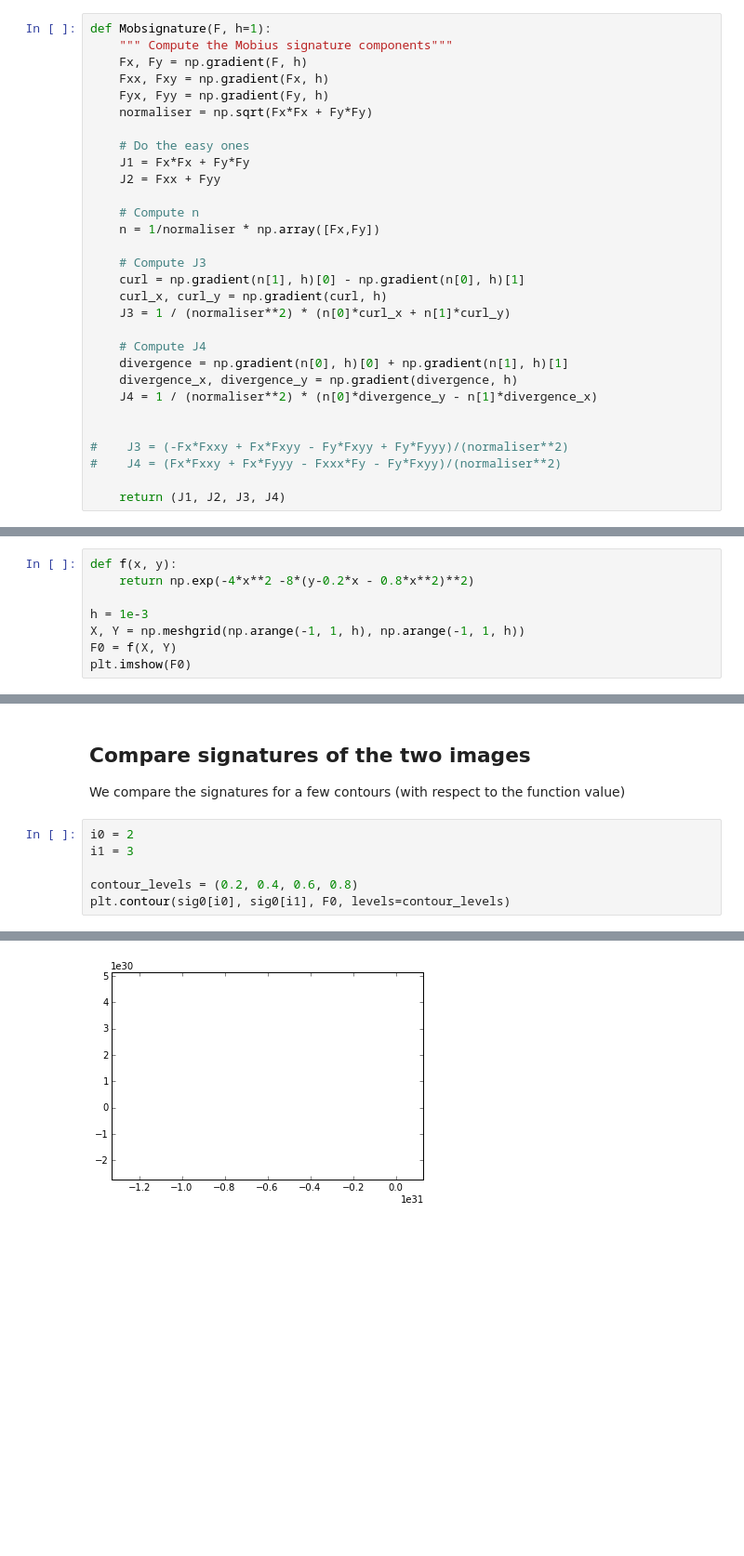
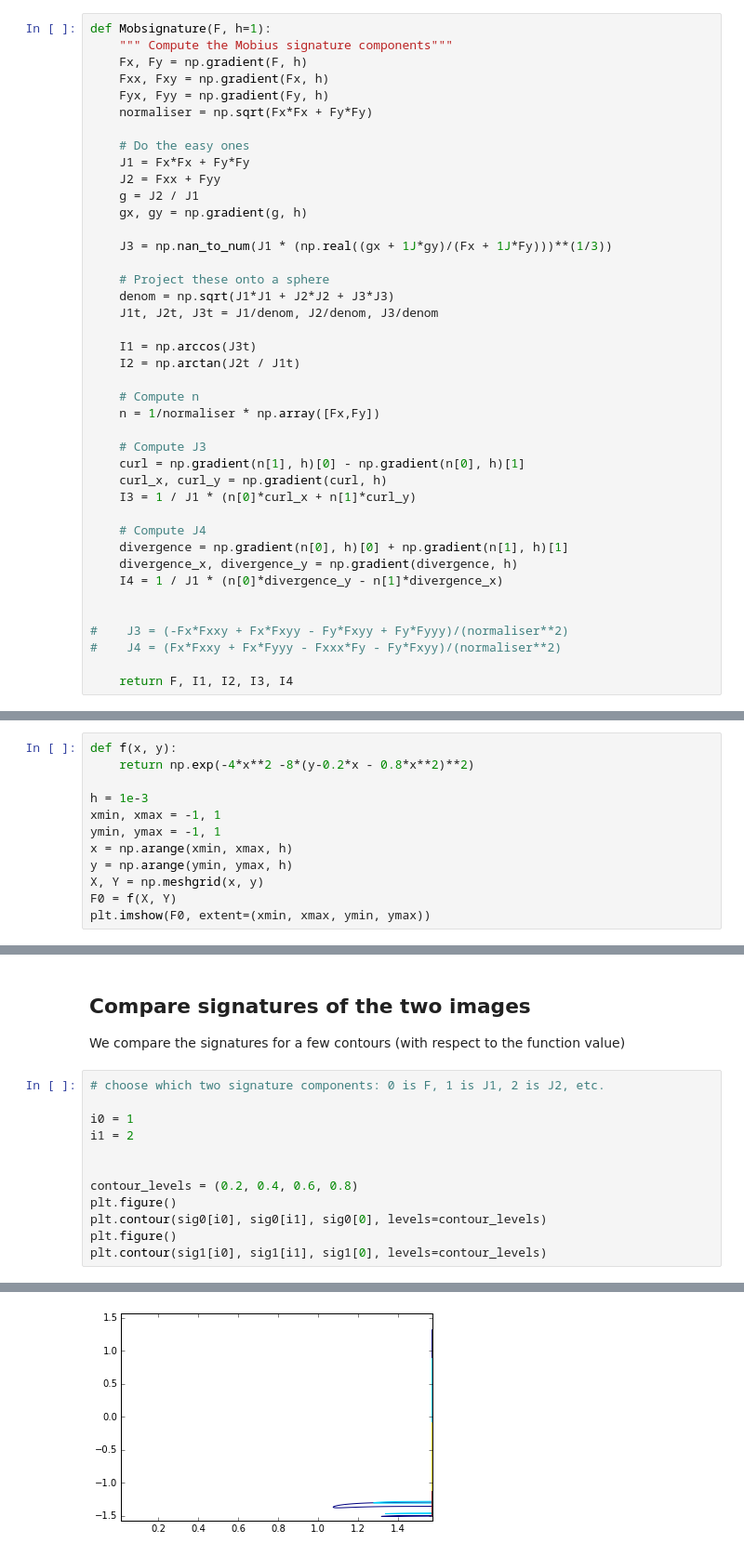
Before and after one commit to rgbrown/invariants, a Jupyter notebook: Mobius Invar Sigs.ipynb, the cells around one changed output, grey strips where cells are left out. Shown: that part at 93% size. Drawn from its saved outputs; the diff is of its cells as text; blank space fills up the shorter version.

```diff
--- a/Mobius Invar Sigs.ipynb
+++ b/Mobius Invar Sigs.ipynb
@@ -24,6 +28,17 @@ def Mobsignature(F, h=1):
     # Do the easy ones
     J1 = Fx*Fx + Fy*Fy
     J2 = Fxx + Fyy
+    g = J2 / J1
+    gx, gy = np.gradient(g, h)
+
+    J3 = np.nan_to_num(J1 * (np.real((gx + 1J*gy)/(Fx + 1J*Fy)))**(1/3))
+
+    # Project these onto a sphere
+    denom = np.sqrt(J1*J1 + J2*J2 + J3*J3)
+    J1t, J2t, J3t = J1/denom, J2/denom, J3/denom
+
+    I1 = np.arccos(J3t)
+    I2 = np.arctan(J2t / J1t)
 
     # Compute n
     n = 1/normaliser * np.array([Fx,Fy])
@@ -31,18 +46,18 @@ def Mobsignature(F, h=1):
     # Compute J3
     curl = np.gradient(n[1], h)[0] - np.gradient(n[0], h)[1]
     curl_x, curl_y = np.gradient(curl, h)
-    J3 = 1 / (normaliser**2) * (n[0]*curl_x + n[1]*curl_y)
+    I3 = 1 / J1 * (n[0]*curl_x + n[1]*curl_y)
 
     # Compute J4
     divergence = np.gradient(n[0], h)[0] + np.gradient(n[1], h)[1]
     divergence_x, divergence_y = np.gradient(divergence, h)
-    J4 = 1 / (normaliser**2) * (n[0]*divergence_y - n[1]*divergence_x)
+    I4 = 1 / J1 * (n[0]*divergence_y - n[1]*divergence_x)
 
 
 #    J3 = (-Fx*Fxxy + Fx*Fxyy - Fy*Fxyy + Fy*Fyyy)/(normaliser**2)
 #    J4 = (Fx*Fxxy + Fx*Fyyy - Fxxx*Fy - Fy*Fxyy)/(normaliser**2)
 
-    return (J1, J2, J3, J4)
+    return F, I1, I2, I3, I4
 # %% [markdown]
 ## Test image
 We use as our test function the function `f(x, y)` defined below
@@ -51,8 +66,12 @@ def f(x, y):
     return np.exp(-4*x**2 -8*(y-0.2*x - 0.8*x**2)**2)
 
 h = 1e-3
-X, Y = np.meshgrid(np.arange(-1, 1, h), np.arange(-1, 1, h))
+xmin, xmax = -1, 1
+ymin, ymax = -1, 1
+x = np.arange(xmin, xmax, h)
+y = np.arange(ymin, ymax, h)
+X, Y = np.meshgrid(x, y)
 F0 = f(X, Y)
-plt.imshow(F0)
+plt.imshow(F0, extent=(xmin, xmax, ymin, ymax))
 # %% [output]
 <matplotlib.image.AxesImage at 0x...>
@@ -109,11 +127,17 @@ plt.axis('equal')
 ## Compare signatures of the two images
 We compare the signatures for a few contours (with respect to the function value)
 # %%
-i0 = 2
-i1 = 3
+# choose which two signature components: 0 is F, 1 is J1, 2 is J2, etc.
+
+i0 = 1
+i1 = 2
+
 
 contour_levels = (0.2, 0.4, 0.6, 0.8)
-plt.contour(sig0[i0], sig0[i1], F0, levels=contour_levels)
+plt.figure()
+plt.contour(sig0[i0], sig0[i1], sig0[0], levels=contour_levels)
+plt.figure()
+plt.contour(sig1[i0], sig1[i1], sig1[0], levels=contour_levels)
 # %% [output]
 <matplotlib.contour.QuadContourSet instance at 0x...>
-[figure, old version]
+[figure, new version]
```
Also changed, not shown: parts of 6 cells of this notebook.
